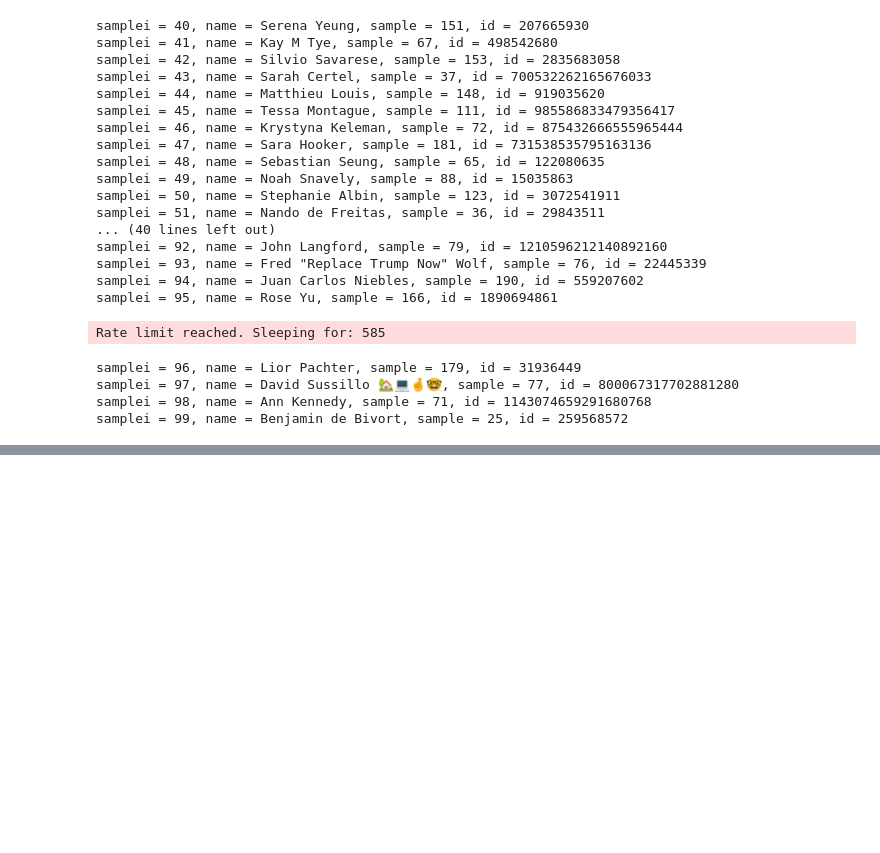
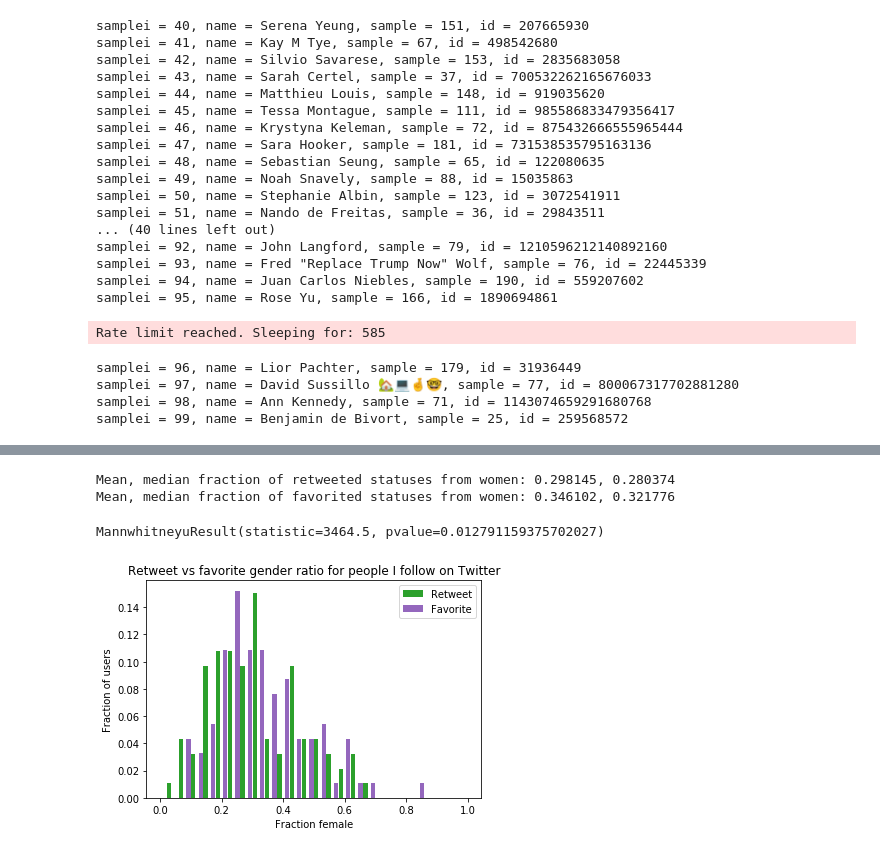
Before and after one commit to kristinbranson/TwitterGenderAnalysis, a Jupyter notebook: TwitterGenderAnalysis.ipynb, the cells around one changed output, grey strips where cells are left out. Drawn from its saved outputs; the diff is of its cells as text; code cells hidden in the pictures; blank space fills up the shorter version.

```diff
--- a/TwitterGenderAnalysis.ipynb
+++ b/TwitterGenderAnalysis.ipynb
@@ -799,2 +940,36 @@ MannwhitneyuResult(statistic=1347.0, pvalue=0.020666258736301783)
+# %%
+# plot histogram for retweets vs favorites
+
+ff_retweet_x = np.concatenate((fracfemale_retweet_f,fracfemale_retweet_m),0)
+ff_fav_x = np.concatenate((fracfemale_fav_f,fracfemale_fav_m),0)
+
+idxgood_retweet = np.isnan(ff_retweet_x) == False
+idxgood_fav = np.isnan(ff_fav_x) == False
+
+counts_retweet,edges = np.histogram(ff_retweet_x[idxgood_retweet],bins=nbins,range=retweet_hist_range)
+counts_fav,edges = np.histogram(ff_fav_x[idxgood_fav],bins=nbins,range=retweet_hist_range)
+ctrs = (edges[1:]+edges[:-1])/2.
+width = edges[1]-edges[0]
+normcounts_retweet = counts_retweet / np.sum(counts_retweet)
+normcounts_fav = counts_fav / np.sum(counts_fav)
+plt.bar(ctrs+width/5.,normcounts_retweet,width=width*.35,color=colorretweet,label='Retweet')
+plt.bar(ctrs-width/5.,normcounts_fav,width=width*.35,color=colorfav,label='Favorite')
+# ylim = plt.gca().get_ylim()
+# plt.plot([myretweetinfo['fracfemale'][-1]]*2,ylim,'k-',lw=3,label='Me')
+# plt.gca().set_ylim(ylim)
+plt.legend()
+plt.xlabel('Fraction female')
+plt.ylabel('Fraction of users')
+plt.title('Retweet vs favorite gender ratio for people I follow on Twitter')
+
+print('Mean, median fraction of retweeted statuses from women: %f, %f'%(np.mean(ff_retweet_x[idxgood_retweet]),np.median(ff_retweet_x[idxgood_retweet])))
+print('Mean, median fraction of favorited statuses from women: %f, %f'%(np.mean(ff_fav_x[idxgood_fav]),np.median(ff_fav_x[idxgood_fav])))
+
+stats.mannwhitneyu(ff_retweet_x[idxgood_retweet],ff_fav_x[idxgood_fav])
+# %% [output]
+Mean, median fraction of retweeted statuses from women: 0.298145, 0.280374
+Mean, median fraction of favorited statuses from women: 0.346102, 0.321776
+MannwhitneyuResult(statistic=3464.5, pvalue=0.012791159375702027)
+[figure, added]
 # %%
 import pickle
```
Also changed, not shown: parts of 11 cells of this notebook.
